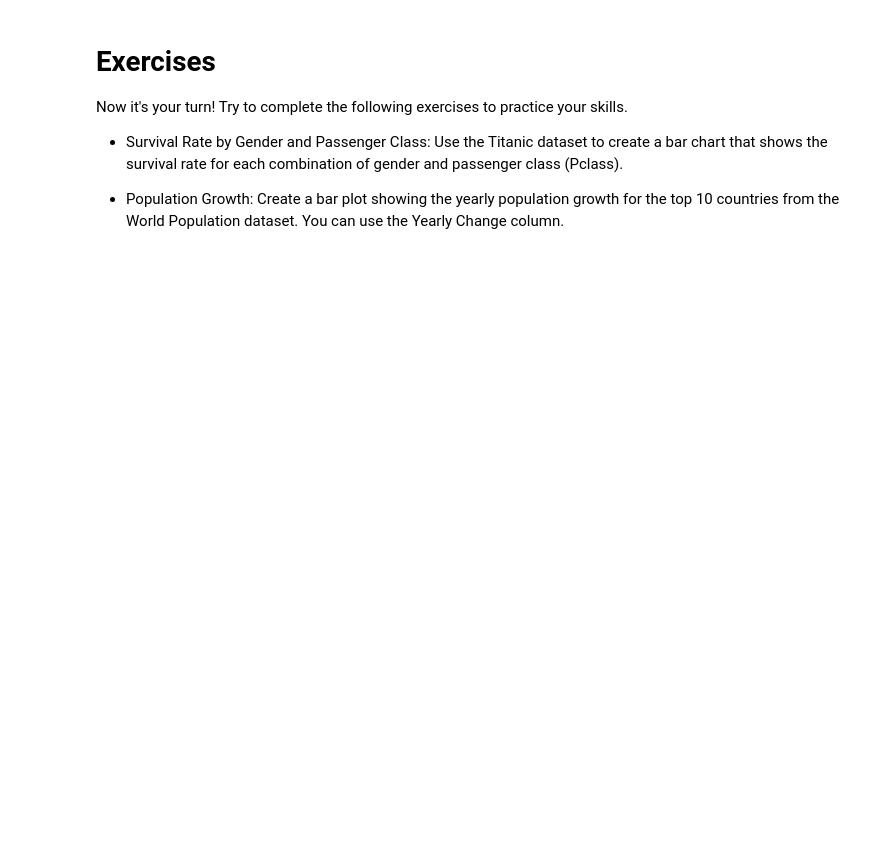
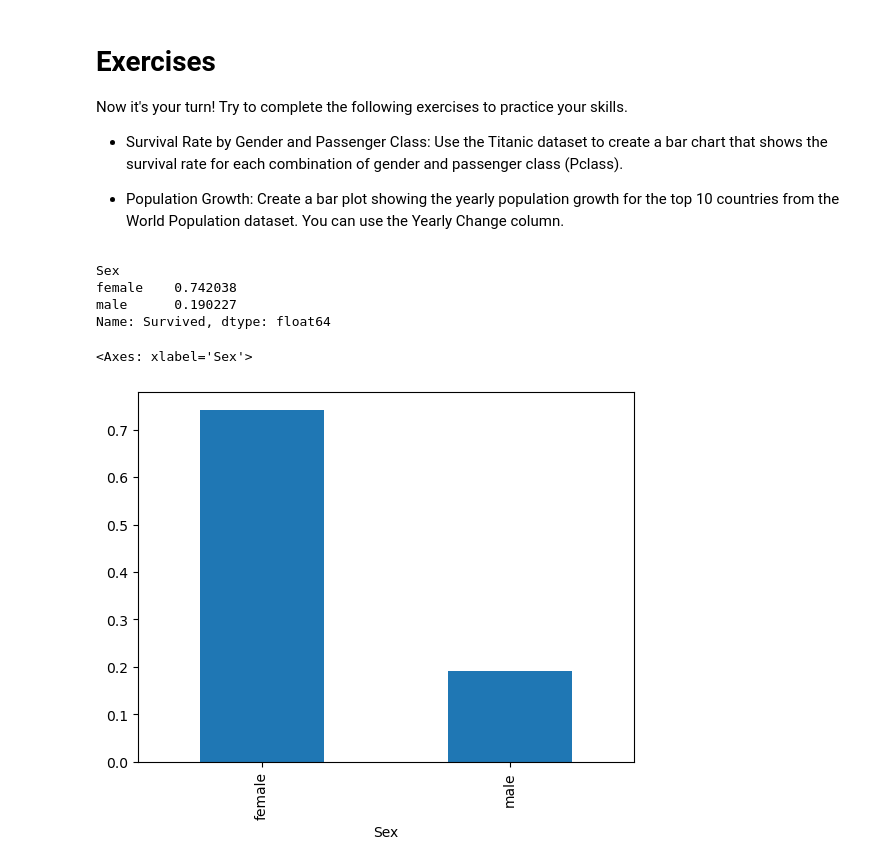
Before and after one commit to ali-commits/introduction-datascience-python-book, a Jupyter notebook: 01 intro-data-analytics-pandas.ipynb, the cells around one changed output. Cells and saved outputs as stored; diff of their text form; code cells hidden in the pictures; blank space fills up the shorter version.

```diff
--- a/01 intro-data-analytics-pandas.ipynb
+++ b/01 intro-data-analytics-pandas.ipynb
@@ -131,3 +118,18 @@ Now it's your turn! Try to complete the following exercises to practice your ski
 - Survival Rate by Gender and Passenger Class: Use the Titanic dataset to create a bar chart that shows the survival rate for each combination of gender and passenger class (Pclass).
 
 - Population Growth: Create a bar plot showing the yearly population growth for the top 10 countries from the World Population dataset. You can use the Yearly Change column.
+# %%
+titanic_df.groupby("Sex")["Survived"].mean()
+# %% [output]
+Sex
+female    0.742038
+male      0.190227
+Name: Survived, dtype: float64
+# %%
+# plot survival rate
+sex_survival_rate = titanic_df.groupby("Sex")["Survived"].mean()
+
+sex_survival_rate.plot(kind="bar")
+# %% [output]
+<Axes: xlabel='Sex'>
+[figure, added]
```
Also changed, not shown: parts of 24 cells of this notebook.
